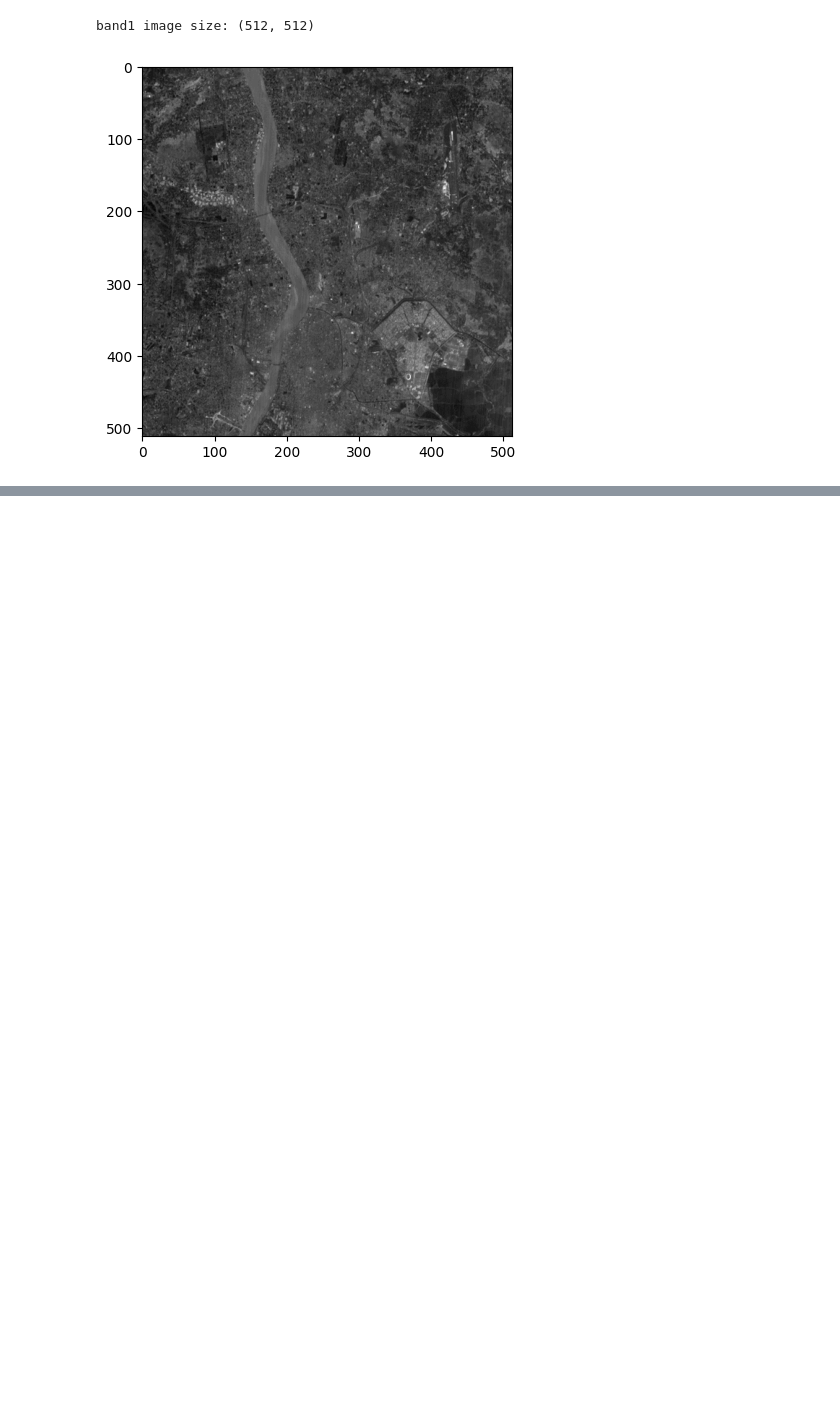
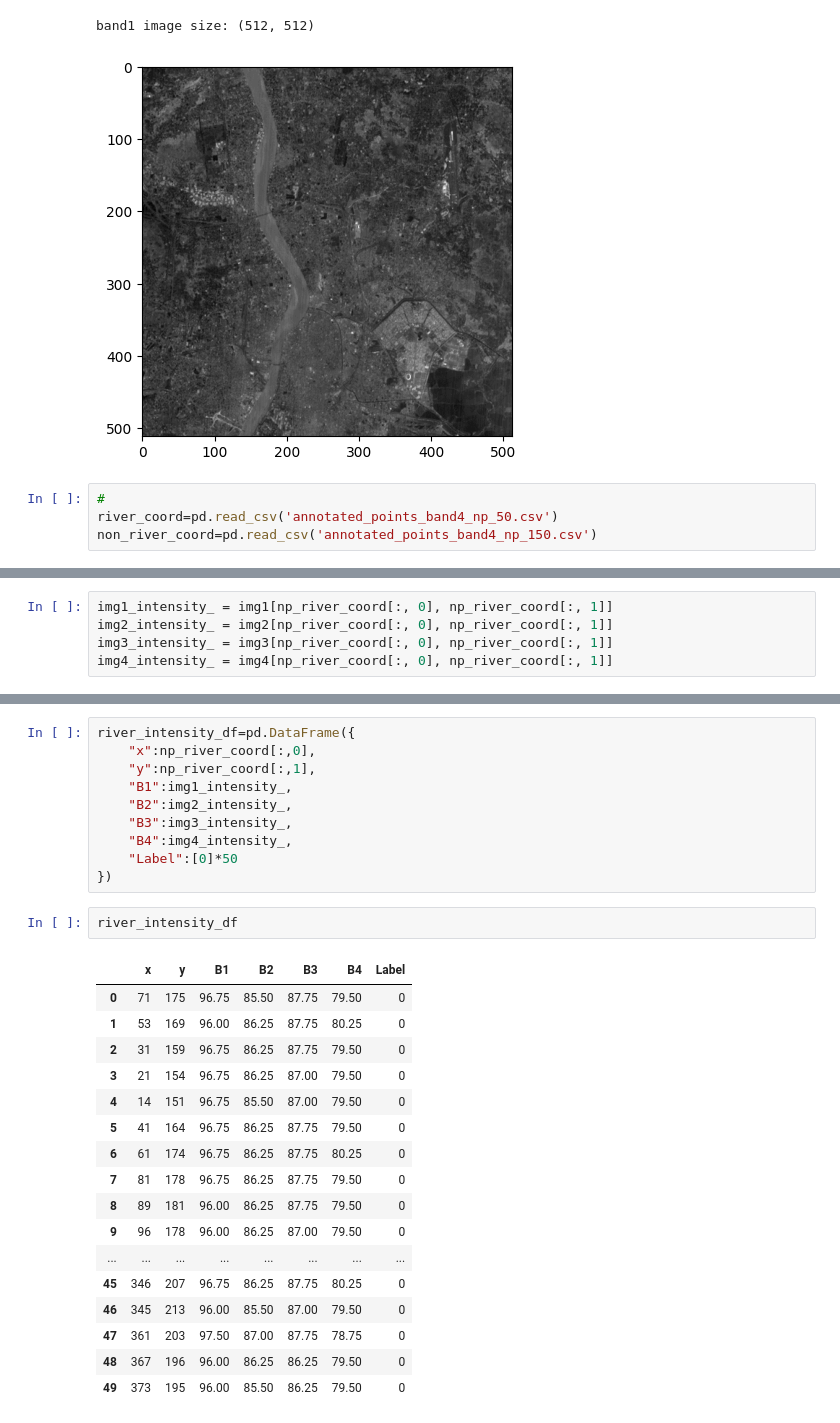
Before and after one commit to biswajit-github-2022/RKMVERI_2ND, a Jupyter notebook: class/ML/SS_assignments_2/band_image_read.ipynb, the cells around one changed output, grey strips where cells are left out. Cells and saved outputs as stored; diff of their text form; blank space fills up the shorter version.

```diff
--- a/class/ML/SS_assignments_2/band_image_read.ipynb
+++ b/class/ML/SS_assignments_2/band_image_read.ipynb
@@ -30,3 +39,7 @@ plt.show()
 # %% [output]
 band1 image size: (512, 512)
 [figure]
+# %%
+#
+river_coord=pd.read_csv('annotated_points_band4_np_50.csv')
+non_river_coord=pd.read_csv('annotated_points_band4_np_150.csv')
@@ -32,0 +153,5 @@ band1 image size: (512, 512)
+# %%
+img1_intensity_ = img1[np_river_coord[:, 0], np_river_coord[:, 1]]
+img2_intensity_ = img2[np_river_coord[:, 0], np_river_coord[:, 1]]
+img3_intensity_ = img3[np_river_coord[:, 0], np_river_coord[:, 1]]
+img4_intensity_ = img4[np_river_coord[:, 0], np_river_coord[:, 1]]
@@ -32,0 +168,30 @@ band1 image size: (512, 512)
+# %%
+river_intensity_df=pd.DataFrame({
+    "x":np_river_coord[:,0],
+    "y":np_river_coord[:,1],
+    "B1":img1_intensity_,
+    "B2":img2_intensity_,
+    "B3":img3_intensity_,
+    "B4":img4_intensity_,
+    "Label":[0]*50
+})
+# %%
+river_intensity_df
+# %% [output]
+|  | x | y | B1 | B2 | B3 | B4 | Label |
+| 0 | 71 | 175 | 96.75 | 85.50 | 87.75 | 79.50 | 0 |
+| 1 | 53 | 169 | 96.00 | 86.25 | 87.75 | 80.25 | 0 |
+| 2 | 31 | 159 | 96.75 | 86.25 | 87.75 | 79.50 | 0 |
+| 3 | 21 | 154 | 96.75 | 86.25 | 87.00 | 79.50 | 0 |
+| 4 | 14 | 151 | 96.75 | 85.50 | 87.00 | 79.50 | 0 |
+| 5 | 41 | 164 | 96.75 | 86.25 | 87.75 | 79.50 | 0 |
+| 6 | 61 | 174 | 96.75 | 86.25 | 87.75 | 80.25 | 0 |
+| 7 | 81 | 178 | 96.75 | 86.25 | 87.75 | 79.50 | 0 |
+| 8 | 89 | 181 | 96.00 | 86.25 | 87.75 | 79.50 | 0 |
+| 9 | 96 | 178 | 96.00 | 86.25 | 87.00 | 79.50 | 0 |
+| ... | ... | ... | ... | ... | ... | ... | ... |
+| 45 | 346 | 207 | 96.75 | 86.25 | 87.75 | 80.25 | 0 |
+| 46 | 345 | 213 | 96.00 | 85.50 | 87.00 | 79.50 | 0 |
+| 47 | 361 | 203 | 97.50 | 87.00 | 87.75 | 78.75 | 0 |
+| 48 | 367 | 196 | 96.00 | 86.25 | 86.25 | 79.50 | 0 |
+| 49 | 373 | 195 | 96.00 | 85.50 | 86.25 | 79.50 | 0 |
```
Also changed, not shown: parts of 30 cells of this notebook, 2 other files.
